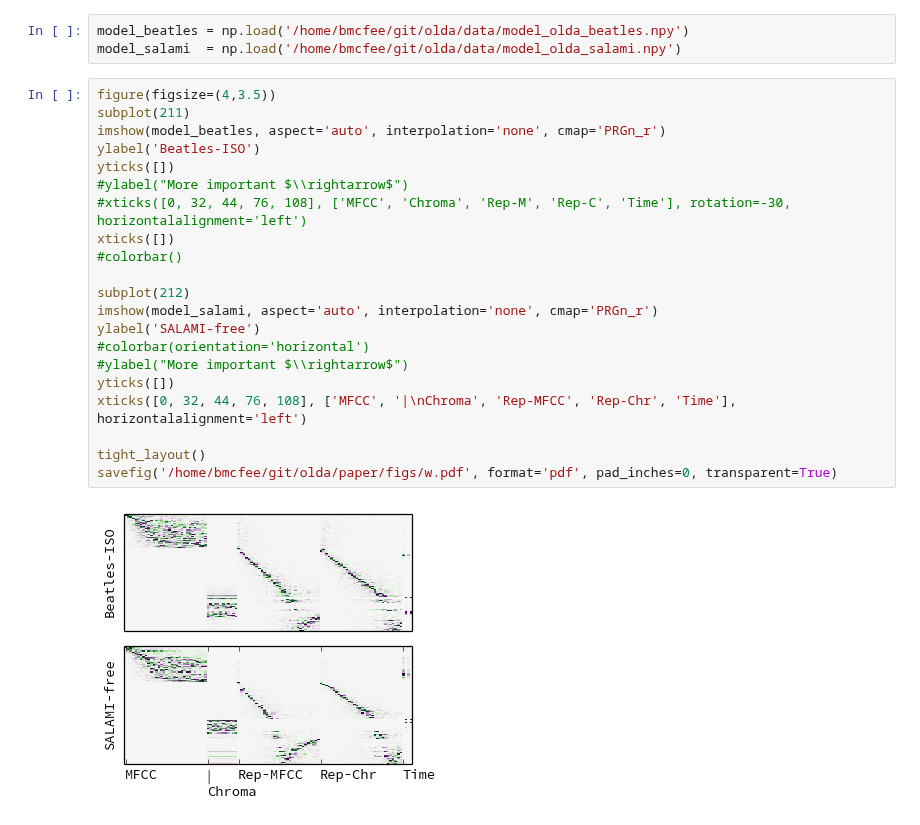
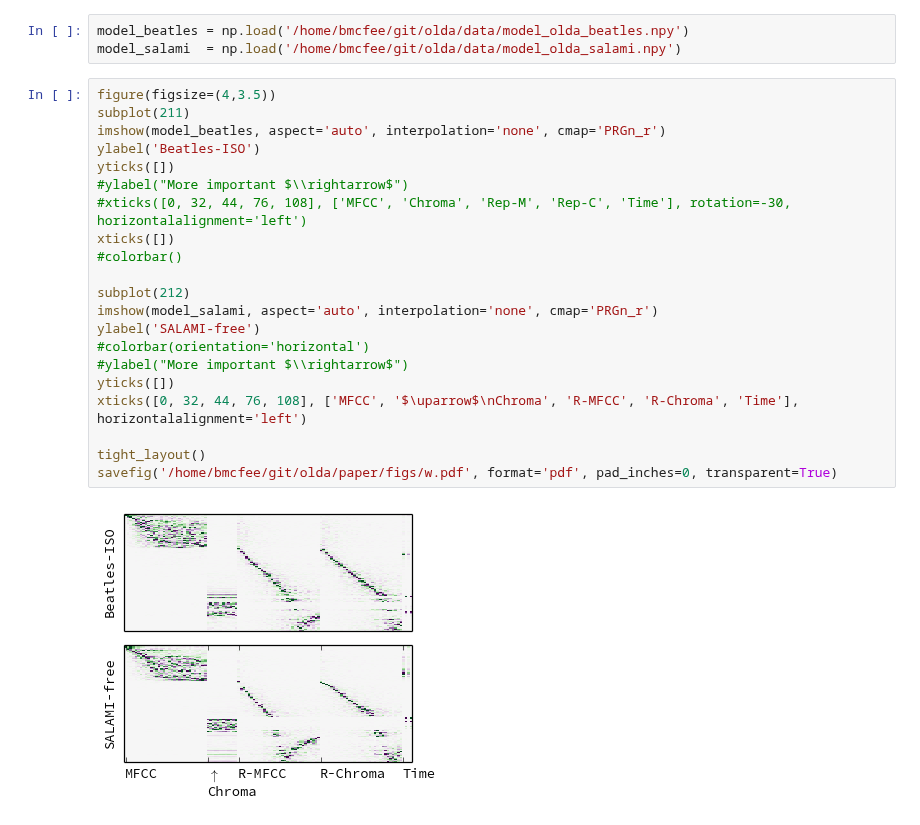
Before and after one commit to bmcfee/olda, a Jupyter notebook: code/ICASSP 2013 - Segmentation.ipynb, the cells around one changed output. Drawn from its saved outputs; the diff is of its cells as text.

```diff
--- a/code/ICASSP 2013 - Segmentation.ipynb
+++ b/code/ICASSP 2013 - Segmentation.ipynb
@@ -273,23 +273,23 @@ model_salami  = np.load('/home/bmcfee/git/olda/data/model_olda_salami.npy')
 # %%
 figure(figsize=(4,3.5))
 subplot(211)
 imshow(model_beatles, aspect='auto', interpolation='none', cmap='PRGn_r')
 ylabel('Beatles-ISO')
 yticks([])
 #ylabel("More important $\\rightarrow$")
 #xticks([0, 32, 44, 76, 108], ['MFCC', 'Chroma', 'Rep-M', 'Rep-C', 'Time'], rotation=-30, horizontalalignment='left')
 xticks([])
 #colorbar()
 
 subplot(212)
 imshow(model_salami, aspect='auto', interpolation='none', cmap='PRGn_r')
 ylabel('SALAMI-free')
 #colorbar(orientation='horizontal')
 #ylabel("More important $\\rightarrow$")
 yticks([])
-xticks([0, 32, 44, 76, 108], ['MFCC', '|\nChroma', 'Rep-MFCC', 'Rep-Chr', 'Time'], horizontalalignment='left')
+xticks([0, 32, 44, 76, 108], ['MFCC', '$\uparrow$\nChroma', 'R-MFCC', 'R-Chroma', 'Time'], horizontalalignment='left')
 
 tight_layout()
 savefig('/home/bmcfee/git/olda/paper/figs/w.pdf', format='pdf', pad_inches=0, transparent=True)
 # %% [output]
-[figure, old version]
+[figure, new version]
```
Also changed, not shown: 6 other files.
